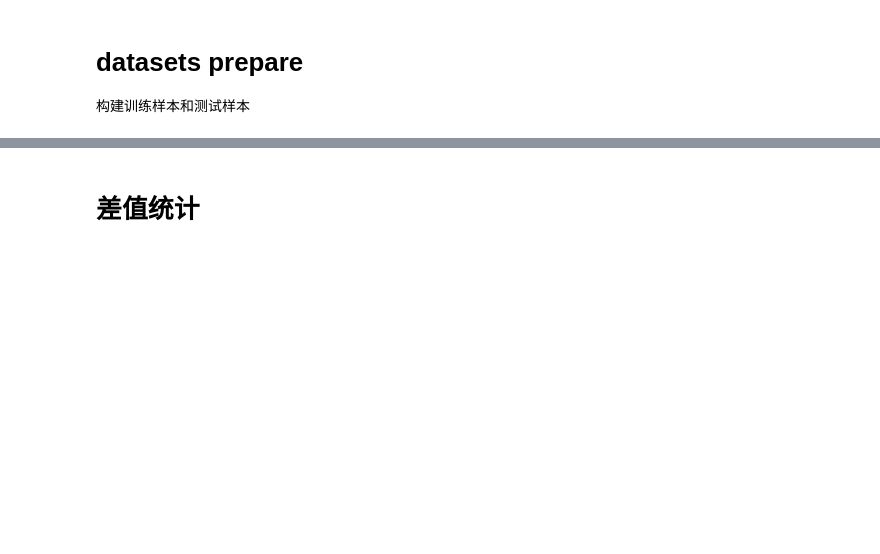
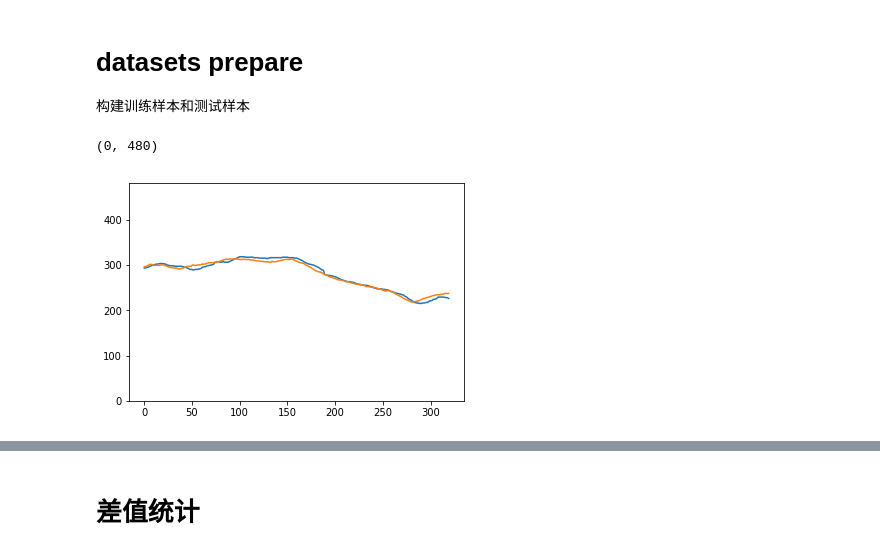
Before and after one commit to Peterisfar/Skyline-Similarity-with-Siamese-Networks-in-Pytorch, a Jupyter notebook: notebook/datasets_prepare.ipynb, the cells around one changed output, grey strips where cells are left out. Drawn from its saved outputs; the diff is of its cells as text; code cells hidden in the pictures; blank space fills up the shorter version.

Commit message:
solve dataset bug, and re-train

```diff
--- a/notebook/datasets_prepare.ipynb
+++ b/notebook/datasets_prepare.ipynb
@@ -143,14 +193,16 @@ datasets_prepare(skylines_d[1000:], skylines_r[1000:], train=False)
 # %%
 # visual data
-id0 = random.randint(0, 19999)
-id1 = random.randint(0, 49)
-skyline_ = read_data_row("./data/train/{}.{}.txt".format(id0, id1), 1)
+id0 = random.randint(0, 9999)
+id1 = random.randint(0, 4)
+skyline_ = read_data_row("../data/train/{}.{}.txt".format(id0, id1), 1)
 skyline = skyline_.strip().split(" ")
 line0 = np.array(list(map(int, skyline[0].split(','))))
 line1 = np.array(list(map(int, skyline[1].split(','))))
 # line2 = Rotate()(line0)
 plt.plot(line0)
 plt.plot(line1)
 # plt.plot(line2)
-print(list(map(int, sky2])))
 plt.ylim(0,480)
+# %% [output]
+(0, 480)
+[figure, added]
```
Also changed, not shown: parts of 17 cells of this notebook, 6 other files.
